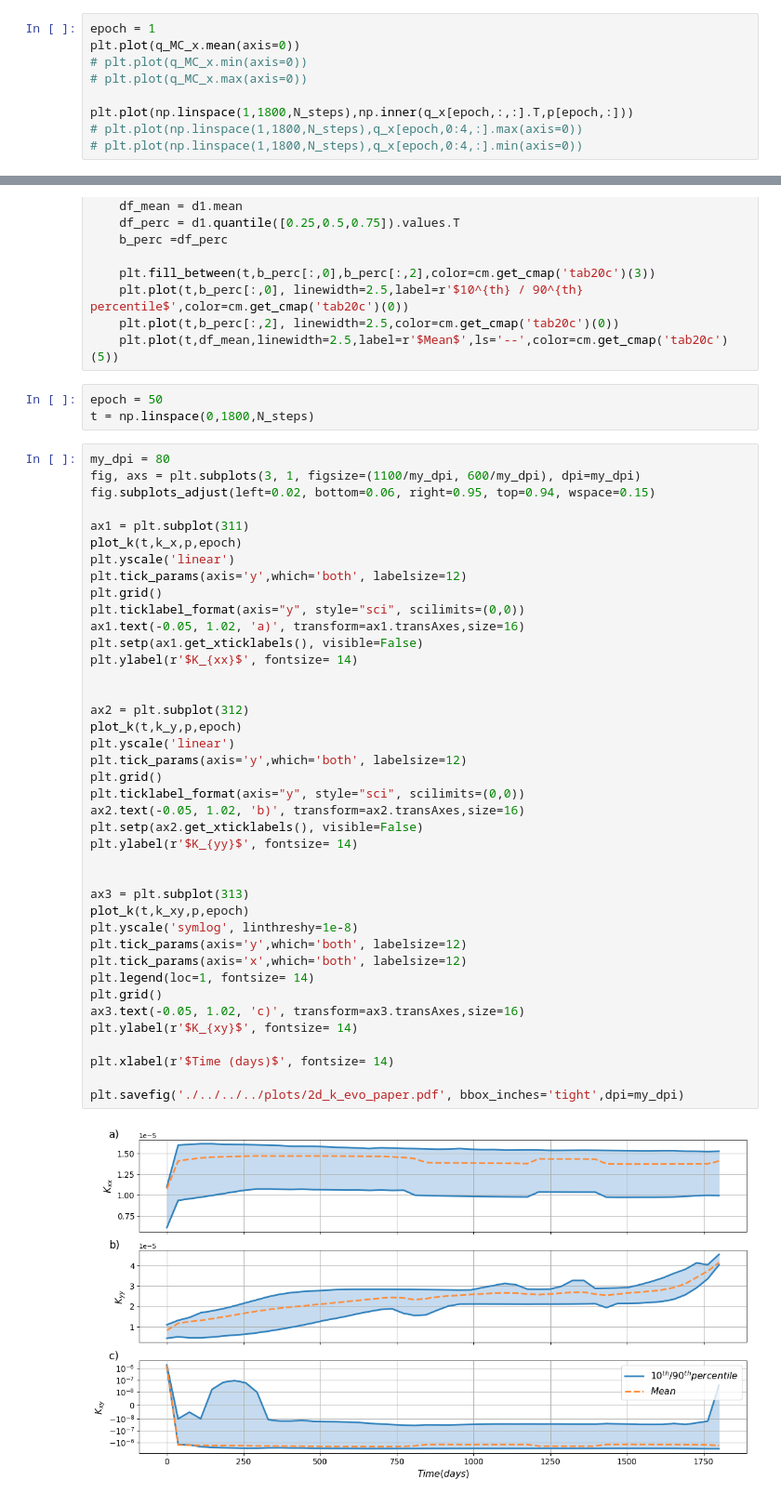
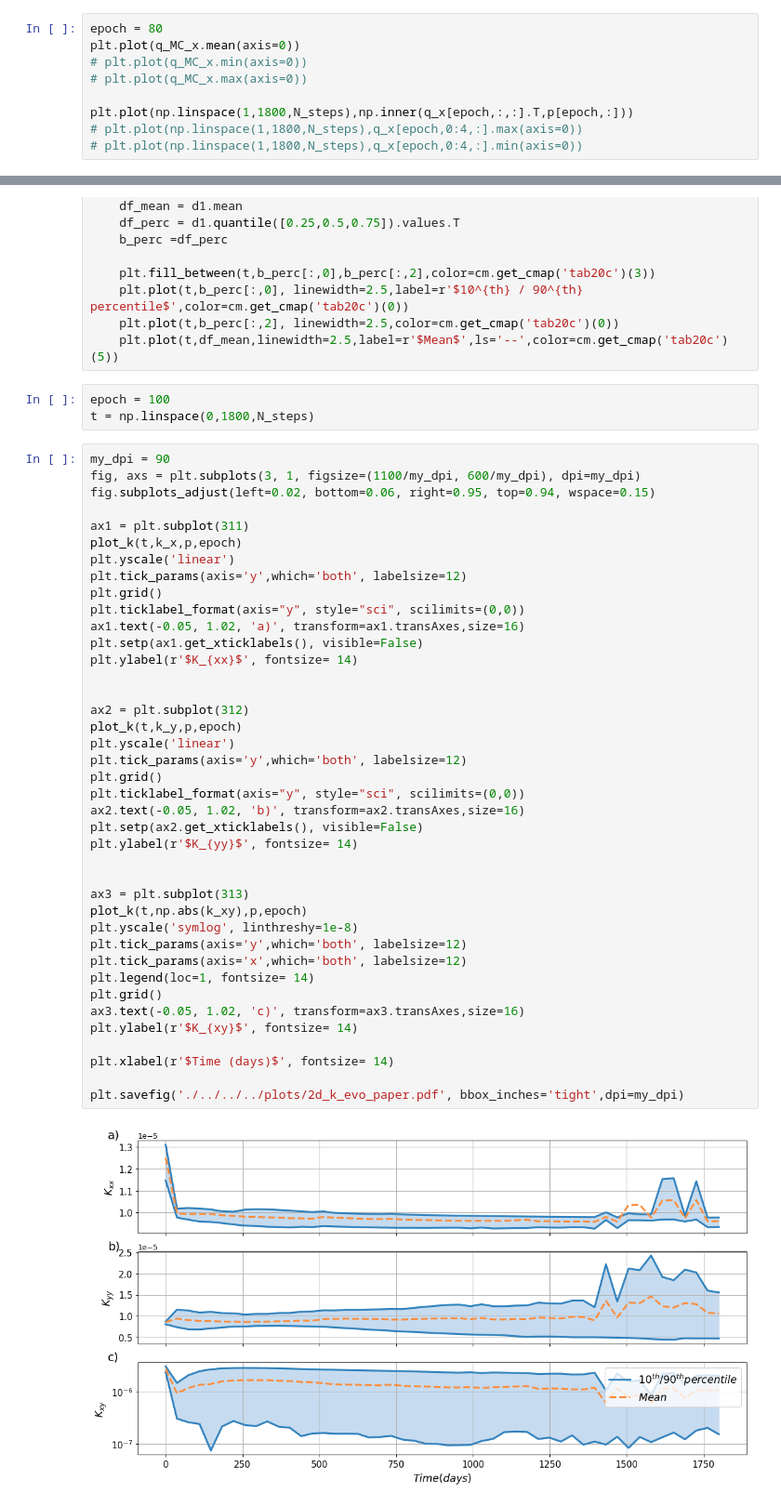
Before and after one commit to dbelivanis/Information-Theory-2, a Jupyter notebook: Optimization/check.ipynb, the cells around one changed output, grey strips where cells are left out. Shown at 93% size. Saved outputs shown, nothing was run; the diff lists cells and outputs as text.

```diff
--- a/Optimization/check.ipynb
+++ b/Optimization/check.ipynb
@@ -94,5 +95,5 @@ plt.plot(np.linspace(1,1800,N_steps),np.inner(q_y[epoch,:,:].T,p[epoch,:]))
 # %%
-epoch = 1
+epoch = 80
 plt.plot(q_MC_x.mean(axis=0))
 # plt.plot(q_MC_x.min(axis=0))
 # plt.plot(q_MC_x.max(axis=0))
@@ -233,10 +271,10 @@ def plot_k(t,k,p,epoch):
     plt.plot(t,b_perc[:,2], linewidth=2.5,color=cm.get_cmap('tab20c')(0))
     plt.plot(t,df_mean,linewidth=2.5,label=r'$Mean$',ls='--',color=cm.get_cmap('tab20c')(5))
 # %%
-epoch = 50
+epoch = 100
 t = np.linspace(0,1800,N_steps)
 # %%
-my_dpi = 80
+my_dpi = 90
 fig, axs = plt.subplots(3, 1, figsize=(1100/my_dpi, 600/my_dpi), dpi=my_dpi)
 fig.subplots_adjust(left=0.02, bottom=0.06, right=0.95, top=0.94, wspace=0.15)
 
@@ -248,35 +286,35 @@ plt.grid()
 plt.ticklabel_format(axis="y", style="sci", scilimits=(0,0))
 ax1.text(-0.05, 1.02, 'a)', transform=ax1.transAxes,size=16)
 plt.setp(ax1.get_xticklabels(), visible=False)
 plt.ylabel(r'$K_{xx}$', fontsize= 14)
 
 
 ax2 = plt.subplot(312)
 plot_k(t,k_y,p,epoch)
 plt.yscale('linear')
 plt.tick_params(axis='y',which='both', labelsize=12)
 plt.grid()
 plt.ticklabel_format(axis="y", style="sci", scilimits=(0,0))
 ax2.text(-0.05, 1.02, 'b)', transform=ax2.transAxes,size=16)
 plt.setp(ax2.get_xticklabels(), visible=False)
 plt.ylabel(r'$K_{yy}$', fontsize= 14)
 
 
 ax3 = plt.subplot(313)
-plot_k(t,k_xy,p,epoch)
+plot_k(t,np.abs(k_xy),p,epoch)
 plt.yscale('symlog', linthreshy=1e-8)
 plt.tick_params(axis='y',which='both', labelsize=12)
 plt.tick_params(axis='x',which='both', labelsize=12)
 plt.legend(loc=1, fontsize= 14)
 plt.grid()
 ax3.text(-0.05, 1.02, 'c)', transform=ax3.transAxes,size=16)
 plt.ylabel(r'$K_{xy}$', fontsize= 14)
 
 plt.xlabel(r'$Time (days)$', fontsize= 14)
 
 plt.savefig('./../../../plots/2d_k_evo_paper.pdf', bbox_inches='tight',dpi=my_dpi)
 # %% [output]
-[figure, old version]
+[figure, new version]
 # %%
 p[200,:]
 # %% [output]
```
Also changed, not shown: parts of 17 cells of this notebook, 3 other files.
